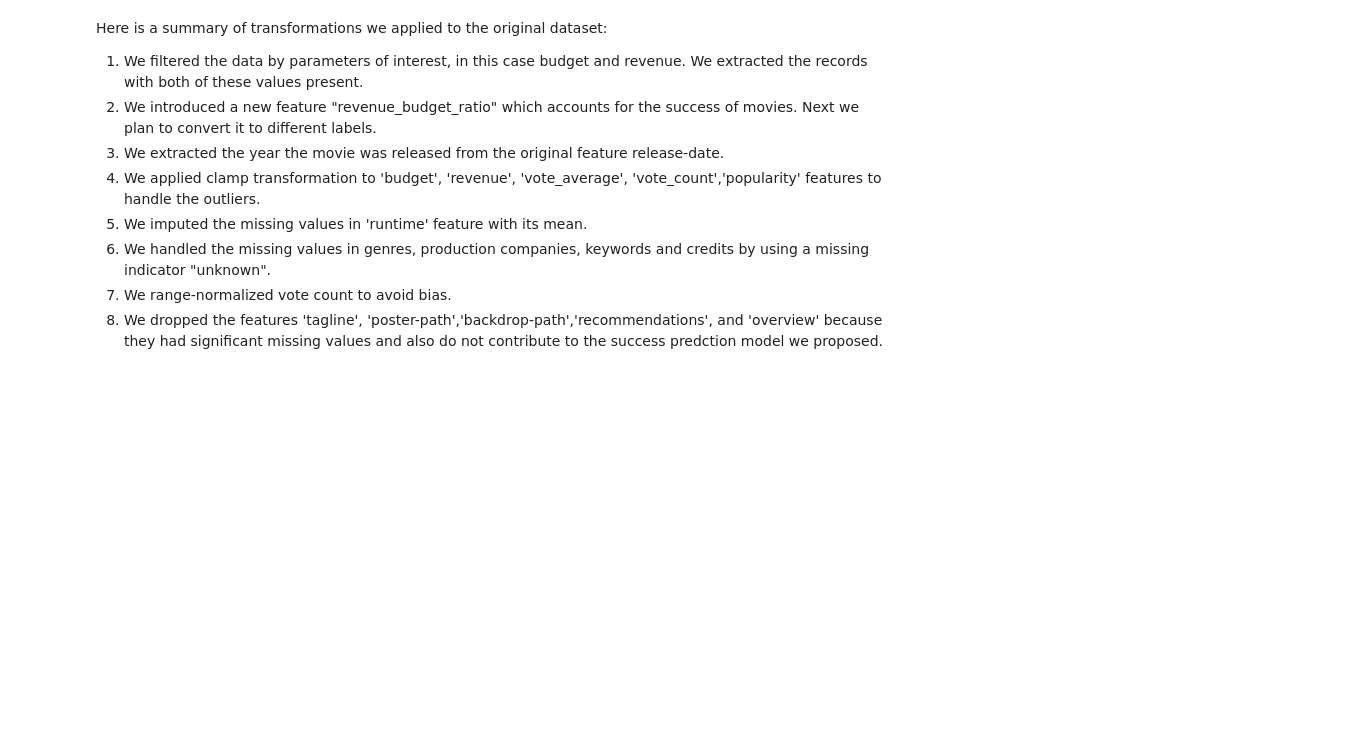
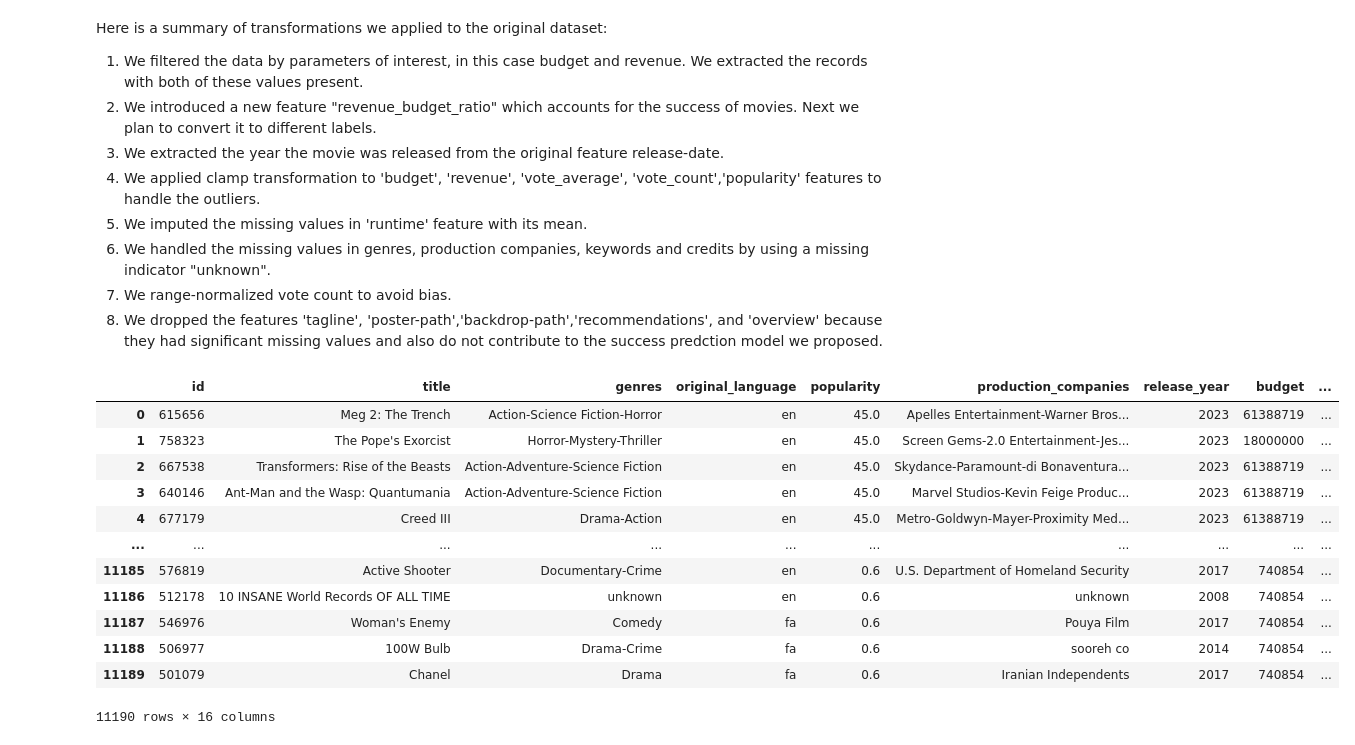
Before and after one commit to Samk104/Cinemalytics, a Jupyter notebook: Cinemalytics.ipynb, the cells around one changed output. Cells and saved outputs as stored; diff of their text form; code cells hidden in the pictures; blank space fills up the shorter version.

```diff
--- a/Cinemalytics.ipynb
+++ b/Cinemalytics.ipynb
@@ -760,3 +738,25 @@ Here is a summary of transformations we applied to the original dataset:
 # %%
 #saving the preprocessed dataset into a csv file
 df.to_csv('movies_preprocessed.csv', index=False)
+del df
+df = pd.read_csv('movies_preprocessed-2.csv',sep=r',', skipinitialspace=True)
+# List of features to drop
+features_to_drop = ['tagline', 'poster_path', 'backdrop_path', 'recommendations', 'overview']
+
+# # Dropping the specified features from the DataFrame
+df.drop(features_to_drop, axis=1, inplace=True)
+df
+# %% [output]
+|  | id | title | genres | original_language | popularity | production_companies | release_year | budget | ... |
+| 0 | 615656 | Meg 2: The Trench | Action-Science Fiction-Horror | en | 45.0 | Apelles Entertainment-Warner Bros... | 2023 | 61388719 | ... |
+| 1 | 758323 | The Pope's Exorcist | Horror-Mystery-Thriller | en | 45.0 | Screen Gems-2.0 Entertainment-Jes... | 2023 | 18000000 | ... |
+| 2 | 667538 | Transformers: Rise of the Beasts | Action-Adventure-Science Fiction | en | 45.0 | Skydance-Paramount-di Bonaventura... | 2023 | 61388719 | ... |
+| 3 | 640146 | Ant-Man and the Wasp: Quantumania | Action-Adventure-Science Fiction | en | 45.0 | Marvel Studios-Kevin Feige Produc... | 2023 | 61388719 | ... |
+| 4 | 677179 | Creed III | Drama-Action | en | 45.0 | Metro-Goldwyn-Mayer-Proximity Med... | 2023 | 61388719 | ... |
+| ... | ... | ... | ... | ... | ... | ... | ... | ... | ... |
+| 11185 | 576819 | Active Shooter | Documentary-Crime | en | 0.6 | U.S. Department of Homeland Security | 2017 | 740854 | ... |
+| 11186 | 512178 | 10 INSANE World Records OF ALL TIME | unknown | en | 0.6 | unknown | 2008 | 740854 | ... |
+| 11187 | 546976 | Woman's Enemy | Comedy | fa | 0.6 | Pouya Film | 2017 | 740854 | ... |
+| 11188 | 506977 | 100W Bulb | Drama-Crime | fa | 0.6 | sooreh co | 2014 | 740854 | ... |
+| 11189 | 501079 | Chanel | Drama | fa | 0.6 | Iranian Independents | 2017 | 740854 | ... |
+11190 rows × 16 columns
```
Also changed, not shown: parts of 19 cells of this notebook, 4 other files.
